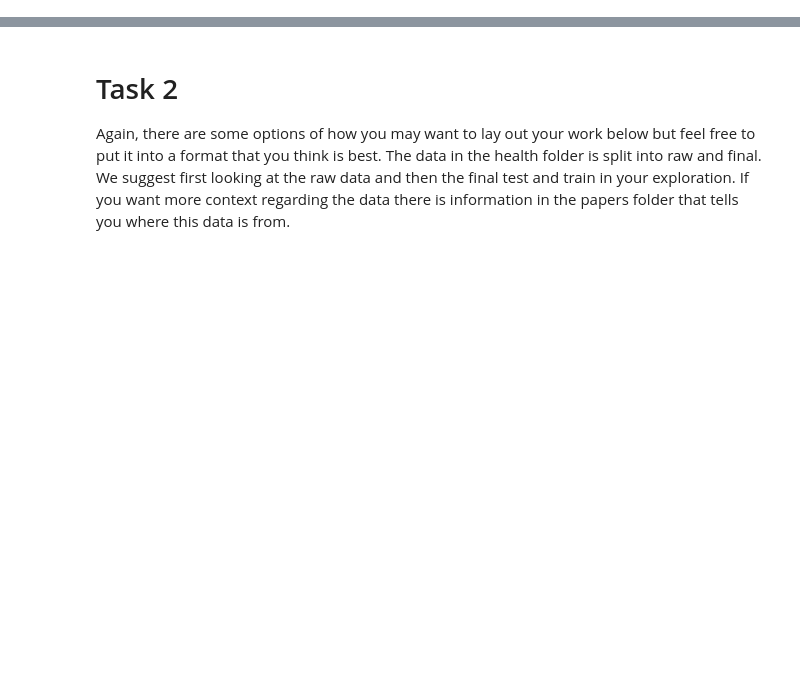
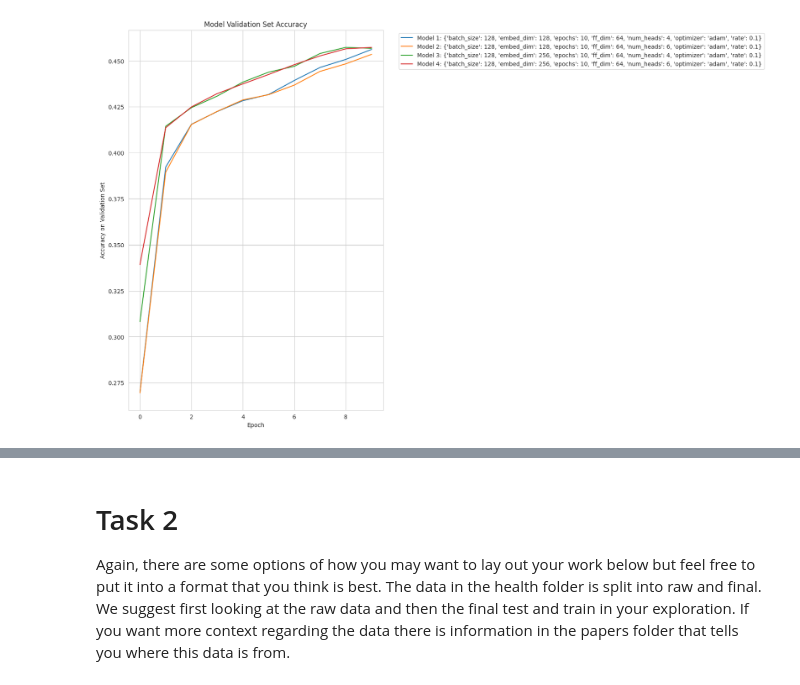
Before and after one commit to t-madeley/transformer_from_scratch, a Jupyter notebook: Prevayl Technical Task.ipynb, the cells around one changed output, grey strips where cells are left out. Saved outputs shown, nothing was run; the diff lists cells and outputs as text; code cells hidden in the pictures; blank space fills up the shorter version.

```diff
--- a/Prevayl Technical Task.ipynb
+++ b/Prevayl Technical Task.ipynb
@@ -79,0 +227,3 @@ filtered_data
+# %%
+data = [basic_text_preprocessing(doc) for doc in data]
+data[0]
@@ -126,0 +655,17 @@ ModuleNotFoundError: No module named 'tensorflow'
+# %%
+# Build model
+model = build_transformer_model(
+    vocab_size,
+    max_sequence_length,
+    run_config["model_build"]["embed_dim"],
+    run_config["model_build"]["num_heads"],
+    run_config["model_build"]["ff_dim"],
+    run_config["model_build"]["rate"],
+)
+
+model.compile(
+    optimizer=run_config["model_build"]["optimizer"],
+    loss="categorical_crossentropy",
+    metrics=["accuracy"],
+)
+model.summary()
@@ -128,0 +729,13 @@ ModuleNotFoundError: No module named 'tensorflow'
+# %%
+# Testing the model built correctly and is learning
+history = model.fit(
+    X_train,
+    y_train,
+    batch_size=run_config["training"]["batch_size"],
+    epochs=run_config["training"]["epochs"],
+    validation_data=(X_test, y_test),
+)
+
+# Evaluate the model
+loss, accuracy = model.evaluate(X, y)
+print(f"Loss: {loss:.4f}, Accuracy: {accuracy:.4f}")
@@ -128,0 +881,14 @@ ModuleNotFoundError: No module named 'tensorflow'
+# %%
+# Create a plot of accuracy over epochs
+plt.figure(figsize=(8, 12))
+for i, (history, config) in enumerate(zip(history_list, configs)):
+    plt.plot(history["val_accuracy"], label=f"Model {i+1}: {config}")
+plt.title("Model Validation Set Accuracy")
+plt.xlabel("Epoch")
+plt.ylabel("Accuracy on Validation Set")
+plt.legend(bbox_to_anchor=(1.05, 1), loc="upper left")
+plt.tight_layout()
+plt.grid(True)
+plt.show()
+# %% [output]
+[figure, added]
```
Also changed, not shown: parts of 69 cells of this notebook, 3 other files.
